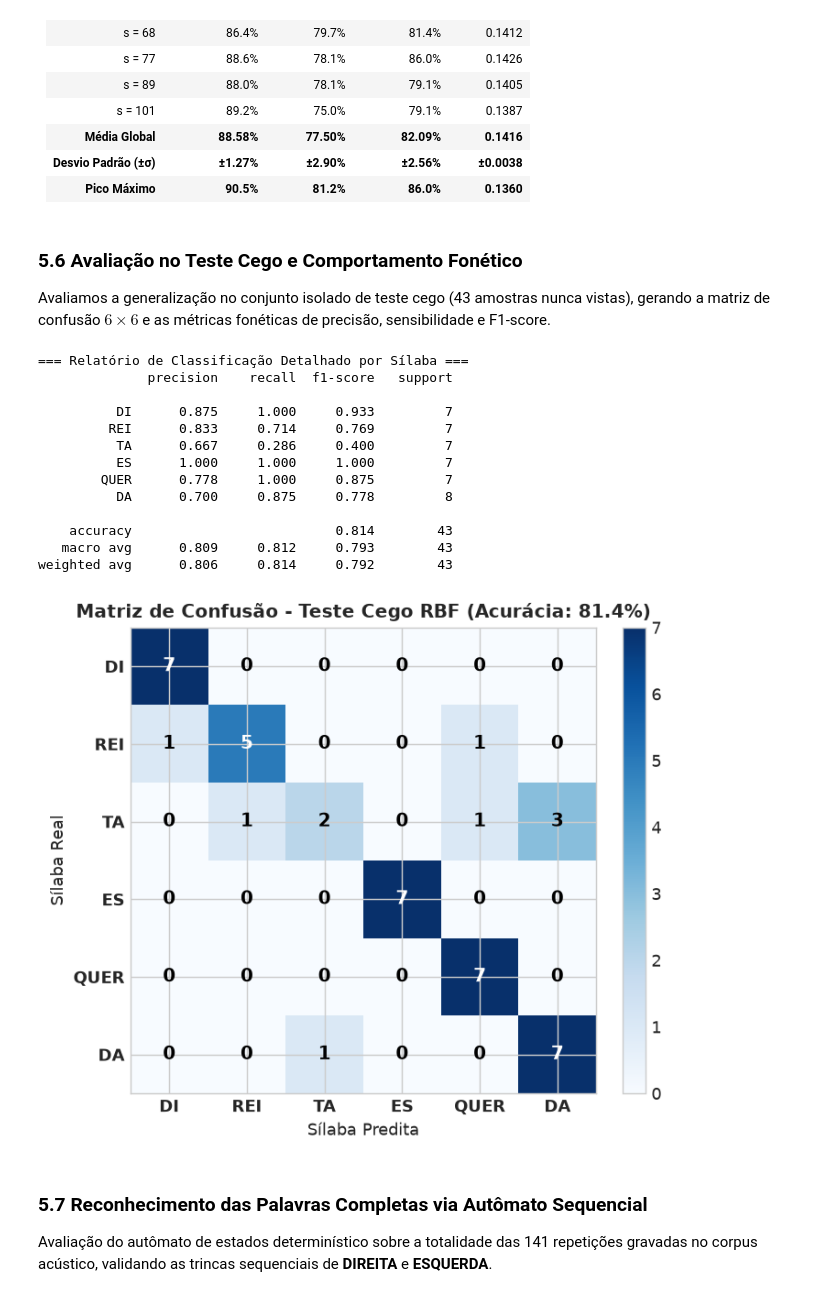
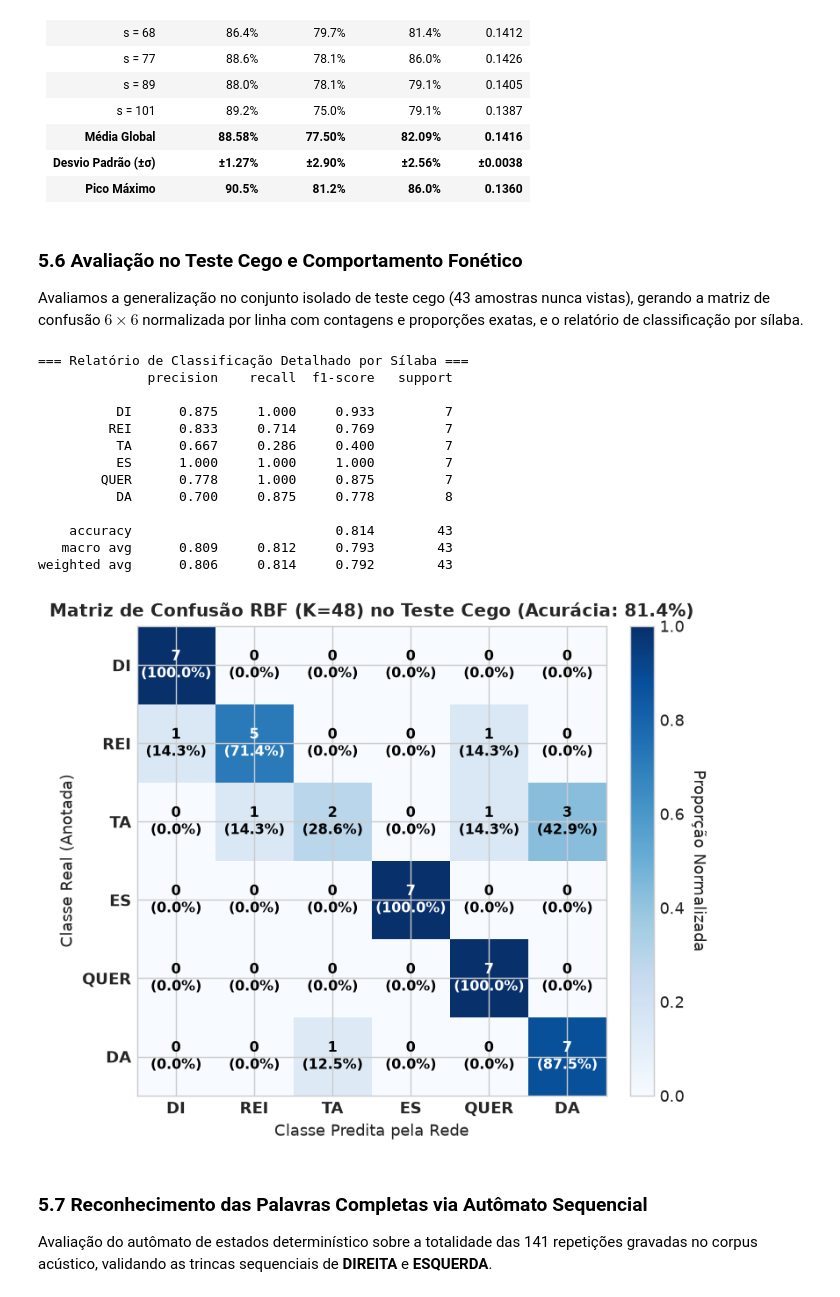
Before and after one commit to RicDM/trabalhos_redes_neurais, a Jupyter notebook: RBF/reconhecimento_fonemas_rbf.ipynb, the cells around one changed output. Saved outputs shown, nothing was run; the diff lists cells and outputs as text; code cells hidden in the pictures.

```diff
--- a/RBF/reconhecimento_fonemas_rbf.ipynb
+++ b/RBF/reconhecimento_fonemas_rbf.ipynb
@@ -45,6 +45,17 @@ plt.style.use('seaborn-v0_8-whitegrid' if 'seaborn-v0_8-whitegrid' in plt.style.
 plt.rcParams['font.sans-serif'] = 'DejaVu Sans'
 plt.rcParams['axes.edgecolor'] = '#cccccc'
 plt.rcParams['axes.linewidth'] = 0.8
+
+# Diretórios para persistência das figuras em alta resolução
+FIG_DIRS = ["RBF/figuras", "RBF/relatorio/figuras", "figuras"]
+for d in FIG_DIRS:
+    os.makedirs(d, exist_ok=True)
+
+def salvar_figura(fig, nome_arquivo):
+    """Salva a figura em alta resolução nos diretórios do projeto."""
+    for d in FIG_DIRS:
+        if os.path.exists(d):
+            fig.savefig(os.path.join(d, nome_arquivo), dpi=300, bbox_inches='tight')
 
 # Suporte automático ao Google Colab
 if 'google.colab' in sys.modules:
@@ -798,49 +816,52 @@ Erro de Quantização Médio: 0.1416 ± 0.0038
 | **Pico Máximo** | **90.5%** | **81.2%** | **86.0%** | **0.1360** |
 # %% [markdown]
 ### 5.6 Avaliação no Teste Cego e Comportamento Fonético
-Avaliamos a generalização no conjunto isolado de teste cego (43 amostras nunca vistas), gerando a matriz de confusão $6 \times 6$ e as métricas fonéticas de precisão, sensibilidade e F1-score.
+Avaliamos a generalização no conjunto isolado de teste cego (43 amostras nunca vistas), gerando a matriz de confusão $6 \times 6$ normalizada por linha com contagens e proporções exatas, e o relatório de classificação por sílaba.
 # %%
 y_pred_test = modelo_consolidado.predict(X_test)
 cm = confusion_matrix(y_test, y_pred_test)
 
-fig, ax = plt.subplots(figsize=(6.0, 4.8))
-im = ax.imshow(cm, interpolation='nearest', cmap=plt.cm.Blues)
-plt.colorbar(im, ax=ax, fraction=0.046, pad=0.04)
+fig, ax = plt.subplots(figsize=(6.2, 5.0))
+cm_norm = cm.astype('float') / cm.sum(axis=1)[:, np.newaxis]
+im = ax.imshow(cm_norm, interpolation='nearest', cmap=plt.cm.Blues, vmin=0, vmax=1.0)
+cbar = ax.figure.colorbar(im, ax=ax, fraction=0.046, pad=0.04)
+cbar.ax.set_ylabel('Proporção Normalizada', rotation=-90, va="bottom", fontsize=10)
 
 ax.set_xticks(np.arange(len(CLASSES)))
 ax.set_yticks(np.arange(len(CLASSES)))
 ax.set_xticklabels(CLASSES, fontsize=10, fontweight='bold')
 ax.set_yticklabels(CLASSES, fontsize=10, fontweight='bold')
+acc_teste_final = calcular_acuracia(y_test, y_pred_test)
+ax.set_title(f"Matriz de Confusão RBF (K=48) no Teste Cego (Acurácia: {acc_teste_final:.1f}%)", fontsize=11, fontweight='bold')
+ax.set_xlabel("Classe Predita pela Rede", fontsize=10)
+ax.set_ylabel("Classe Real (Anotada)", fontsize=10)
 
 for i in range(len(CLASSES)):
     for j in range(len(CLASSES)):
-        cor = "white" if cm[i, j] > cm.max() / 2 else "black"
-        ax.text(j, i, str(cm[i, j]), ha="center", va="center", color=cor, fontsize=11, fontweight='bold')
+        cor = "white" if cm_norm[i, j] > 0.5 else "black"
+        ax.text(j, i, f"{cm[i, j]}\n({cm_norm[i, j]*100:.1f}%)", ha="center", va="center", color=cor, fontsize=9, fontweight='bold')
 
-acc_teste_final = calcular_acuracia(y_test, y_pred_test)
-ax.set_title(f"Matriz de Confusão - Teste Cego RBF (Acurácia: {acc_teste_final:.1f}%)", fontsize=11, fontweight='bold')
-ax.set_xlabel("Sílaba Predita", fontsize=10)
-ax.set_ylabel("Sílaba Real", fontsize=10)
 plt.tight_layout()
+salvar_figura(fig, "matriz_confusao_rbf.png")
 plt.show()
 
 print("=== Relatório de Classificação Detalhado por Sílaba ===")
 print(classification_report(y_test, y_pred_test, target_names=CLASSES, digits=3))
 # %% [output]
 === Relatório de Classificação Detalhado por Sílaba ===
               precision    recall  f1-score   support
 
           DI      0.875     1.000     0.933         7
          REI      0.833     0.714     0.769         7
           TA      0.667     0.286     0.400         7
           ES      1.000     1.000     1.000         7
         QUER      0.778     1.000     0.875         7
           DA      0.700     0.875     0.778         8
 
     accuracy                          0.814        43
    macro avg      0.809     0.812     0.793        43
 weighted avg      0.806     0.814     0.792        43
-[figure, old version]
+[figure, new version]
 # %% [markdown]
 ### 5.7 Reconhecimento das Palavras Completas via Autômato Sequencial
 Avaliação do autômato de estados determinístico sobre a totalidade das 141 repetições gravadas no corpus acústico, validando as trincas sequenciais de **DIREITA** e **ESQUERDA**.
```
Also changed, not shown: parts of 7 cells of this notebook.
